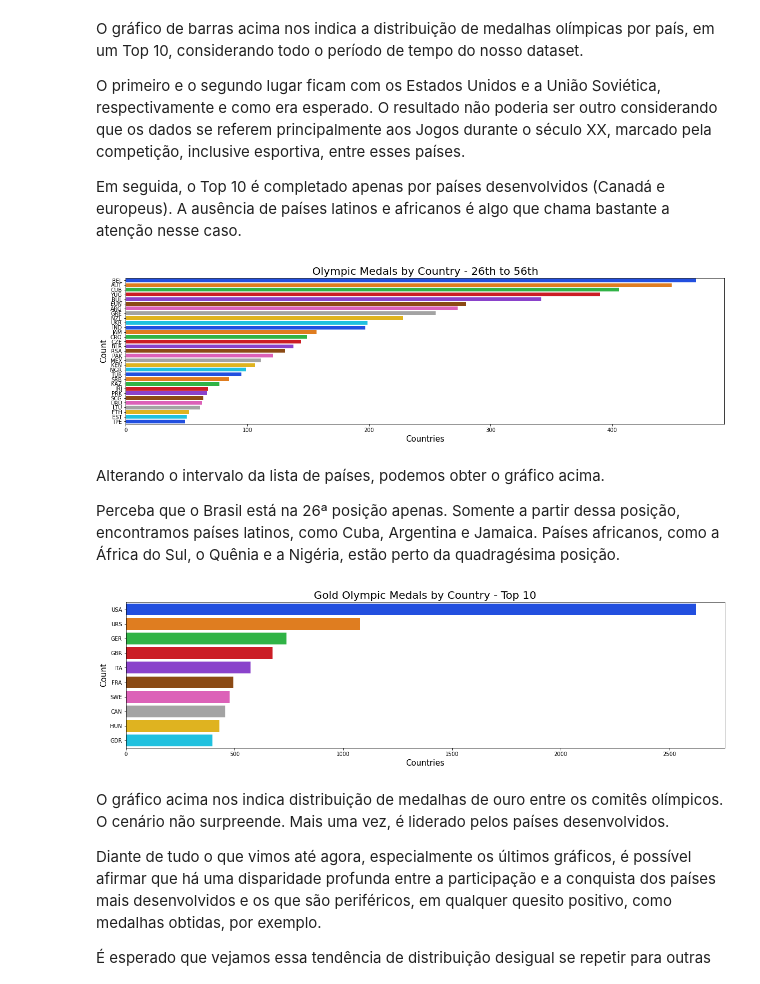
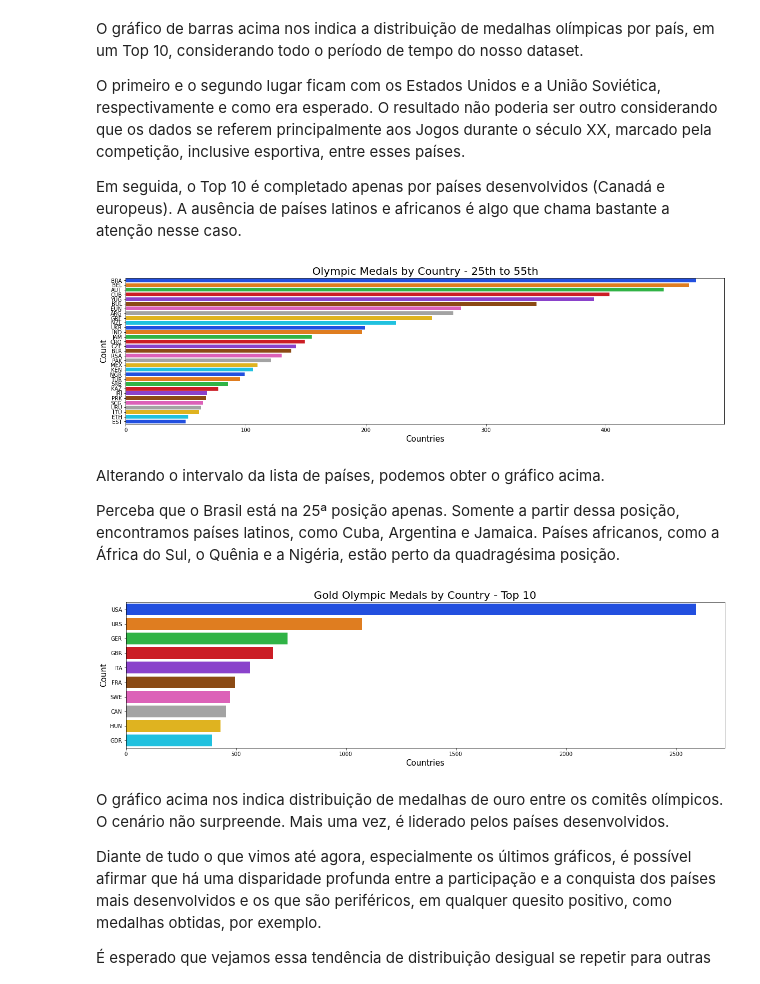
Before and after one commit to kauafillipe/Projeto-1---Turing-Academy, a Jupyter notebook: Projeto.ipynb, the cells around one changed output. Drawn from its saved outputs; the diff is of its cells as text; code cells hidden in the pictures.

```diff
--- a/Projeto.ipynb
+++ b/Projeto.ipynb
@@ -574,7 +592,7 @@ Então, vamos **dropar** esses valores!
 # %%
 #Dropando os valores inválidos
 
-#df.drop(df.loc[df["City"] == "######"].index, inplace = True)
+df.drop(df.loc[df["City"] == "######"].index, inplace = True)
 # %%
 #Checa o sucesso da operação anterior
 
@@ -699,4 +676,0 @@ Basta, portanto, que eliminemos as duplicatas, mantendo apenas uma delas em noss
-# %%
-#Dropando as duplicatas
-
-df.drop_duplicates(keep = "first", inplace = True)
@@ -854,28 +821,28 @@ Em seguida, o Top 10 é completado apenas por países desenvolvidos (Canadá e e
 # %%
 countries = list(df['NOC'].unique())
 medal_counts = []
 for i in countries:
     x = df[df['NOC'] == i]
     medalCount = len(x)
     medal_counts.append(medalCount)
 
 newData = pd.DataFrame({'countries': countries,'medal_counts':medal_counts})
 new_index = (newData['medal_counts'].sort_values(ascending=False)).index.values
 sorted_data = newData.reindex(new_index)
-sorted_data = sorted_data[26:57]
+sorted_data = sorted_data[25:56]
 
 plt.figure(figsize = (20,5))
 sns.barplot(y = sorted_data['countries'], x = sorted_data['medal_counts'], palette= "bright")
 plt.xlabel('Countries', fontsize = 15, color = 'black')
 plt.ylabel('Count', fontsize = 15, color = 'black')
-plt.title('Olympic Medals by Country - 26th to 56th', fontsize = 20, color = 'black')
+plt.title('Olympic Medals by Country - 25th to 55th', fontsize = 20, color = 'black')
 plt.show()
 # %% [output]
-[figure, old version]
+[figure, new version]
 # %% [markdown]
 Alterando o intervalo da lista de países, podemos obter o gráfico acima.
 
-Perceba que o Brasil está na 26ª posição apenas. Somente a partir dessa posição, encontramos países latinos, como Cuba, Argentina e Jamaica.
+Perceba que o Brasil está na 25ª posição apenas. Somente a partir dessa posição, encontramos países latinos, como Cuba, Argentina e Jamaica.
 Países africanos, como a África do Sul, o Quênia e a Nigéria, estão perto da quadragésima posição.
 # %%
 countries = list(df['NOC'].unique())
@@ -897,7 +864,7 @@ plt.ylabel('Count', fontsize = 15, color = 'black')
 plt.title('Gold Olympic Medals by Country - Top 10', fontsize = 20, color = 'black')
 plt.show()
 # %% [output]
-[figure, old version]
+[figure, new version]
 # %% [markdown]
 O gráfico acima nos indica distribuição de medalhas de ouro entre os comitês olímpicos. O cenário não surpreende. Mais uma vez, é liderado pelos países desenvolvidos.
 
```
Also changed, not shown: parts of 32 cells of this notebook.
